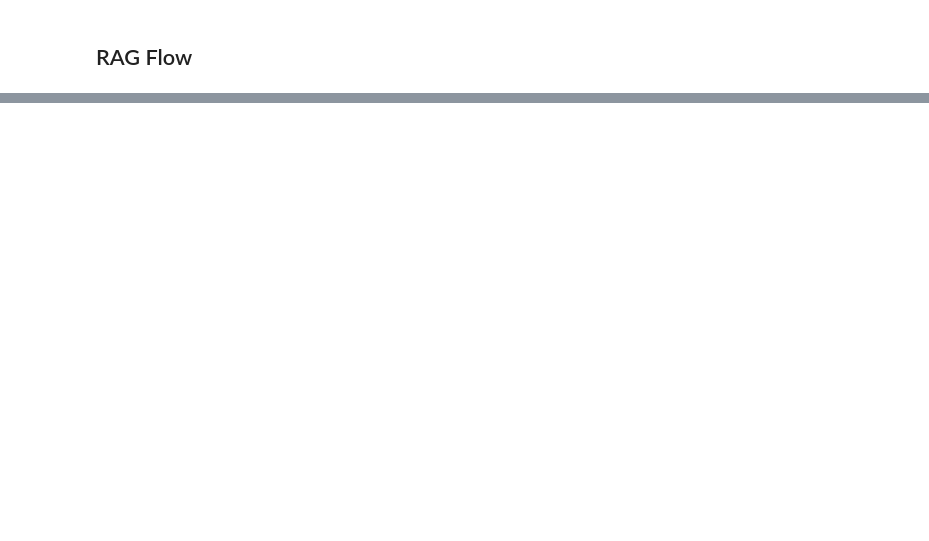
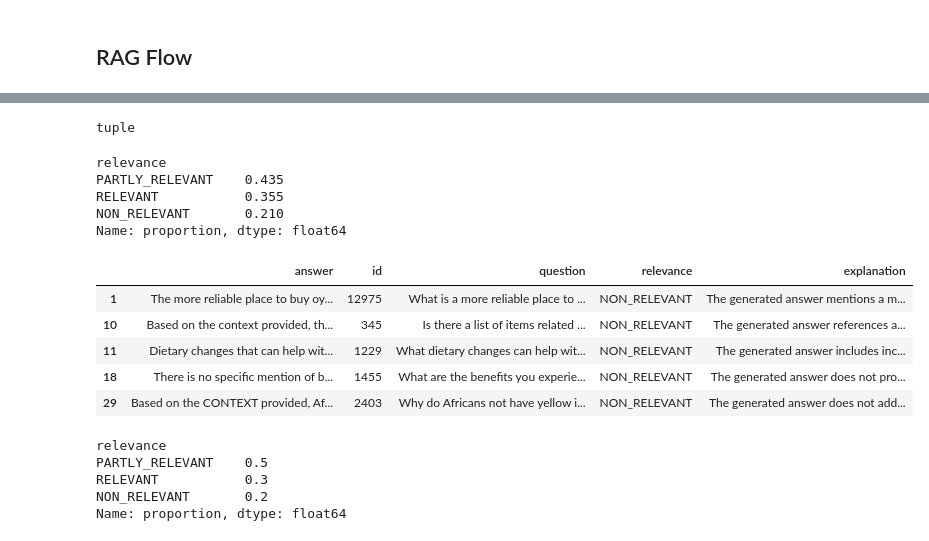
Before and after one commit to Wali-Mohamed/PrimalHealth, a Jupyter notebook: notebooks/3-RAG_test.ipynb, the cells around one changed output, grey strips where cells are left out. Cells and saved outputs as stored; diff of their text form; code cells hidden in the pictures; blank space fills up the shorter version.

Commit message:
completed retrieval and rag evaluations

```diff
--- a/notebooks/3-RAG_test.ipynb
+++ b/notebooks/3-RAG_test.ipynb
@@ -152,0 +373,43 @@ Enjoy your high blood pressure if it is serving a crucial purpose; only lower it
+# %%
+df_sample = df_questions.sample(n=200, random_state=1)
+# %%
+sample = df_sample.to_dict(orient='records')
+# %%
+evaluations = []
+
+for record in tqdm(sample):
+    question = record['question']
+    answer_llm = rag(question,model='gpt-3.5-turbo')
+
+    prompt = prompt2_template.format(
+        question=question,
+        answer_llm=answer_llm
+    )
+
+    evaluation = llm(prompt)
+    evaluation = json.loads(evaluation)
+
+    evaluations.append((record, answer_llm, evaluation))
+# %%
+df_eval = pd.DataFrame(evaluations, columns=['record', 'answer', 'evaluation'])
+
+df_eval['id'] = df_eval.record.apply(lambda d: d['id'])
+df_eval['question'] = df_eval.record.apply(lambda d: d['question'])
+
+df_eval['relevance'] = df_eval.evaluation.apply(lambda d: d['Relevance'])
+df_eval['explanation'] = df_eval.evaluation.apply(lambda d: d['Explanation'])
+
+del df_eval['record']
+del df_eval['evaluation']
+# %%
+type(evaluations[0])
+# %% [output]
+tuple
+# %%
+df_eval.relevance.value_counts(normalize=True)
+# %% [output]
+relevance
+PARTLY_RELEVANT    0.435
+RELEVANT           0.355
+NON_RELEVANT       0.210
+Name: proportion, dtype: float64
@@ -152,0 +418,9 @@ Enjoy your high blood pressure if it is serving a crucial purpose; only lower it
+# %%
+df_eval[df_eval.relevance == 'NON_RELEVANT'].head()
+# %% [output]
+|  | answer | id | question | relevance | explanation |
+| 1 | The more reliable place to buy oy... | 12975 | What is a more reliable place to ... | NON_RELEVANT | The generated answer mentions a m... |
+| 10 | Based on the context provided, th... | 345 | Is there a list of items related ... | NON_RELEVANT | The generated answer references a... |
+| 11 | Dietary changes that can help wit... | 1229 | What dietary changes can help wit... | NON_RELEVANT | The generated answer includes inc... |
+| 18 | There is no specific mention of b... | 1455 | What are the benefits you experie... | NON_RELEVANT | The generated answer does not pro... |
+| 29 | Based on the CONTEXT provided, Af... | 2403 | Why do Africans not have yellow i... | NON_RELEVANT | The generated answer does not add... |
@@ -152,0 +454,8 @@ Enjoy your high blood pressure if it is serving a crucial purpose; only lower it
+# %%
+df_eval.relevance.value_counts(normalize=True)
+# %% [output]
+relevance
+PARTLY_RELEVANT    0.5
+RELEVANT           0.3
+NON_RELEVANT       0.2
+Name: proportion, dtype: float64
```
Also changed, not shown: parts of 43 cells of this notebook, 9 other files.
